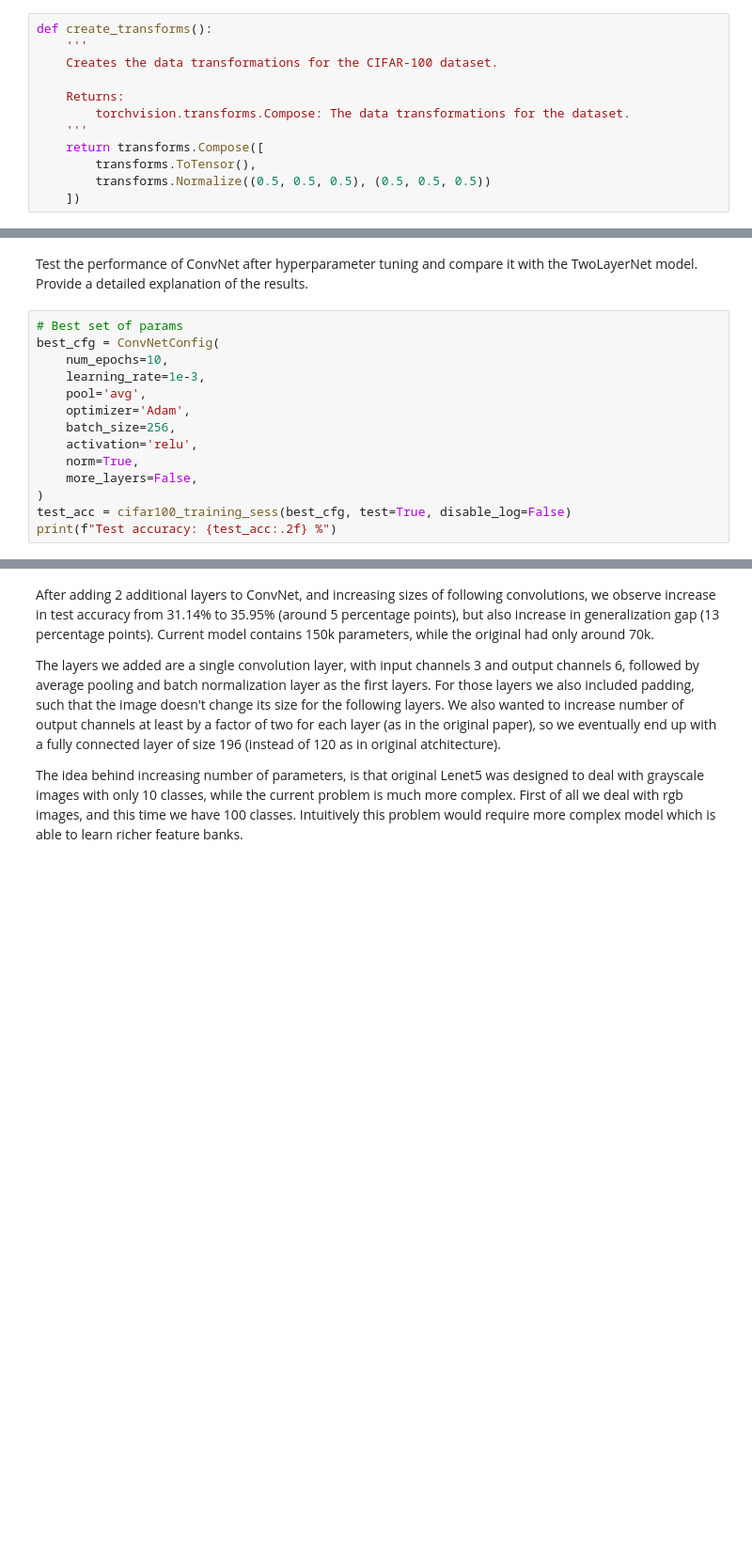
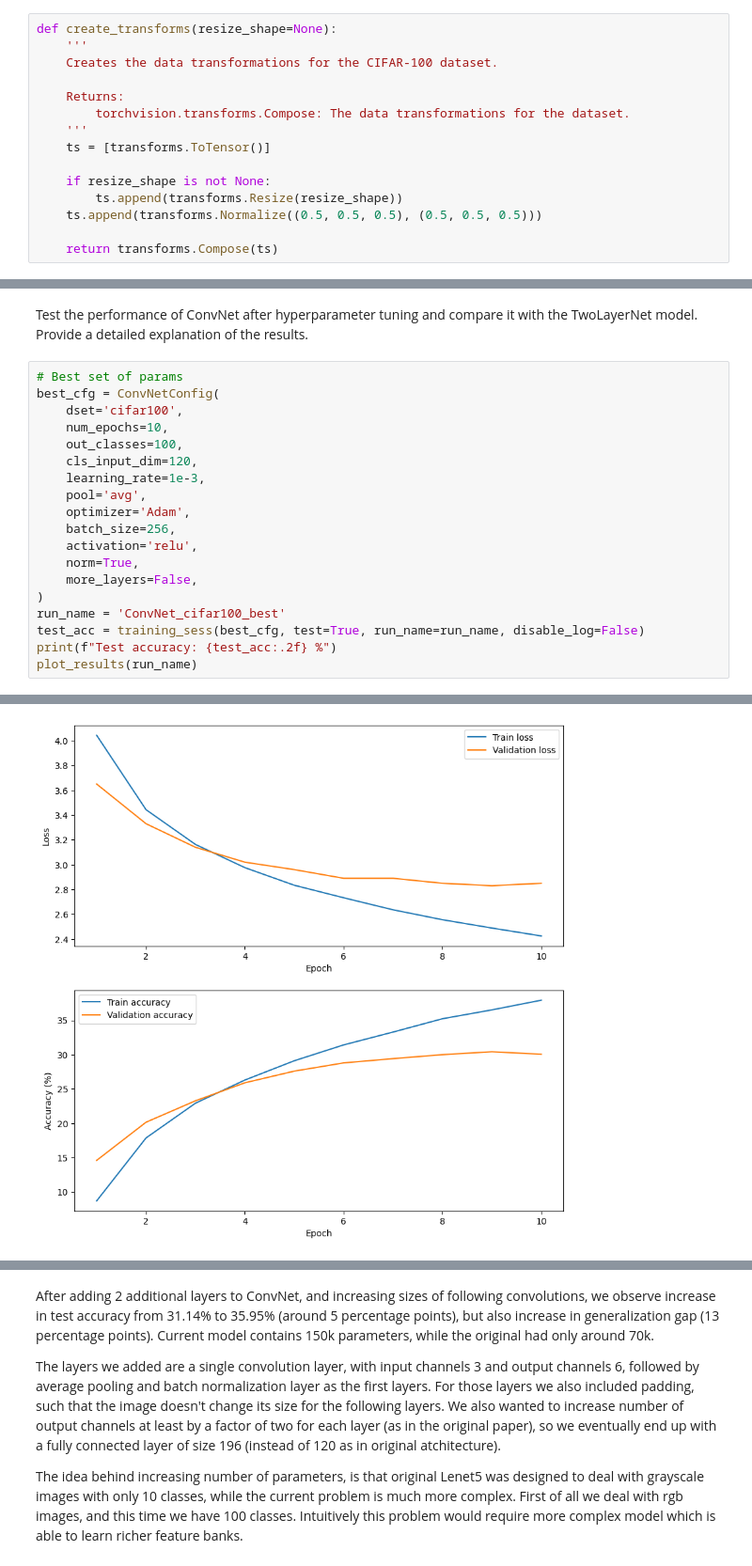
Before and after one commit to fr30/cv1-final-lab-part-2, a Jupyter notebook: cv1-final-lab-part-2.ipynb, the cells around one changed output, grey strips where cells are left out. Shown at 94% size. Drawn from its saved outputs; the diff is of its cells as text; blank space fills up the shorter version.

```diff
--- a/cv1-final-lab-part-2.ipynb
+++ b/cv1-final-lab-part-2.ipynb
@@ -459,17 +452,20 @@ class CIFAR100_loader(Dataset):
         '''
         return self.loader.__iter__()
 # %%
-def create_transforms():
+def create_transforms(resize_shape=None):
     '''
     Creates the data transformations for the CIFAR-100 dataset.
 
     Returns:
         torchvision.transforms.Compose: The data transformations for the dataset.
     '''
-    return transforms.Compose([
-        transforms.ToTensor(),
-        transforms.Normalize((0.5, 0.5, 0.5), (0.5, 0.5, 0.5))
-    ])
+    ts = [transforms.ToTensor()]
+
+    if resize_shape is not None:
+        ts.append(transforms.Resize(resize_shape))
+    ts.append(transforms.Normalize((0.5, 0.5, 0.5), (0.5, 0.5, 0.5)))
+
+    return transforms.Compose(ts)
 # %%
 def create_optimizer(model, learning_rate=0.001, optim='Adam'):
     '''
@@ -950,7 +1056,10 @@ Test the performance of ConvNet after hyperparameter tuning and compare it with
 # %%
 # Best set of params
 best_cfg = ConvNetConfig(
+    dset='cifar100',
     num_epochs=10,
+    out_classes=100,
+    cls_input_dim=120,
     learning_rate=1e-3,
     pool='avg',
     optimizer='Adam',
@@ -959,6 +1068,8 @@ best_cfg = ConvNetConfig(
     norm=True,
     more_layers=False,
 )
-test_acc = cifar100_training_sess(best_cfg, test=True, disable_log=False)
+run_name = 'ConvNet_cifar100_best'
+test_acc = training_sess(best_cfg, test=True, run_name=run_name, disable_log=False)
 print(f"Test accuracy: {test_acc:.2f} %")
+plot_results(run_name)
 # %% [output]
@@ -995,3 +1106,4 @@ Test accuracy: 31.14 %
+[figure, added]
 # %% [markdown]
 As for the best config for ConvNet, the best set of hyperparameters includes using learning rate of 0.001, Adam optimizer with batch size 256. As for the model params we use relu as an activation with batch normalization and average pooling.
 
```
Also changed, not shown: parts of 22 cells of this notebook, 11 other files.
